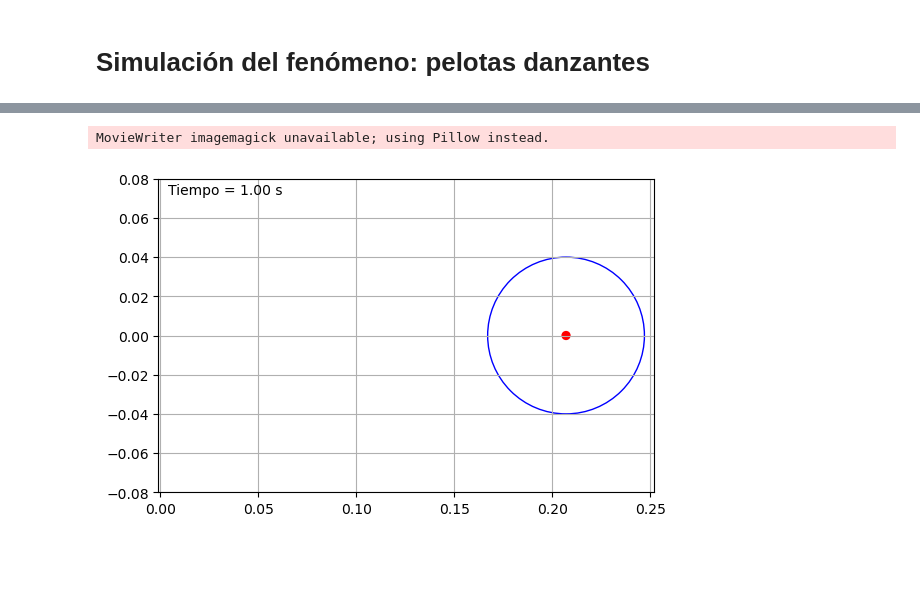
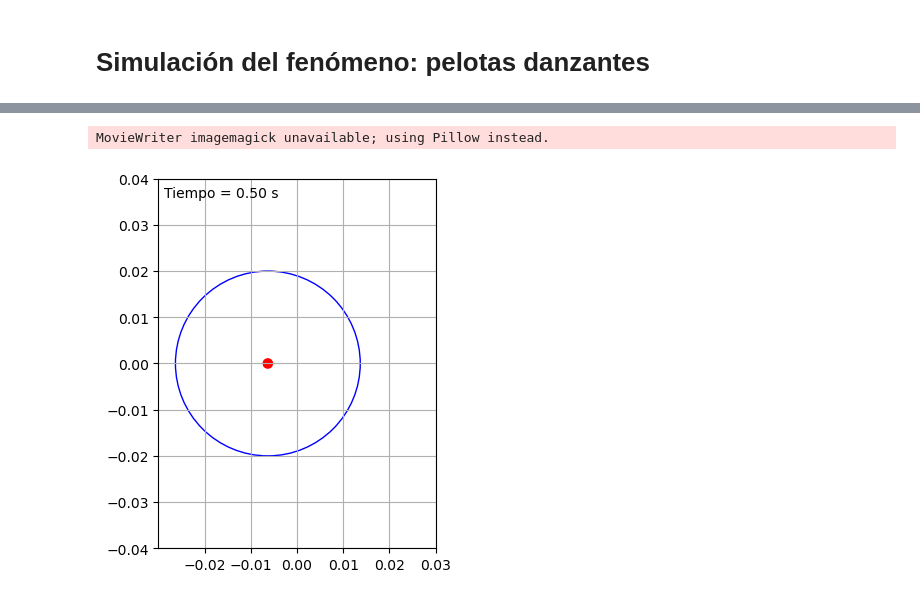
Before and after one commit to Vendetta0462/RetosCientificos-Reto10, a Jupyter notebook: code/simulacion_reto10.ipynb, the cells around one changed output, grey strips where cells are left out. Drawn from its saved outputs; the diff is of its cells as text; code cells hidden in the pictures; blank space fills up the shorter version.

```diff
--- a/code/simulacion_reto10.ipynb
+++ b/code/simulacion_reto10.ipynb
@@ -18,7 +19,7 @@ def F_chorro(v_c, a_c):
     return RHO*v_c**2*a_c
 
 
-def acc(x, R, M, F):
+def acc(x, R, M, F, alpha=0.0):
     """
     Funcion que calcula la aceleracion de la esfera
     x: posicion del objeto respecto al equilibrio [m]
@@ -26,22 +27,23 @@ def acc(x, R, M, F):
     M: masa del objeto [kg]
     F: fuerza que actua sobre el objeto [N]
     """
-    return 5/2*F*np.sin(x/R)/M
+    return -3/2*F*np.sin(x/R)/M + F*np.sin(x/R)*np.cos(x/R)/M - alpha*x
 # %%
 # Definimos constantes
-R = 4e-2 # Radio de la esfera [m]
+R = 2e-2 # Radio de la esfera [m]
 M = 3e-3 # Masa de la esfera [kg]
-v_c = 240e-2 # Velocidad del chorro de agua [m/s]
-R_grifo = 2.2e-2 # Radio del grifo [m]
+v_c = 24e-2 # Velocidad del chorro de agua [m/s]
+R_grifo = 2.2e-2/2 # Radio del grifo [m]
 a_c = np.pi*R_grifo**2 # Area de impacto del chorro de agua [m2]
 F_c = F_chorro(v_c, a_c) # Fuerza de impacto del chorro de agua [N]
+alpha = 0 # "Coeficiente de amortiguamiento"
 
 # Definimos parametros iniciales y de simulación
 dt = 2e-3 # Paso de tiempo [s]
 t0 = 0 # Tiempo inicial [s]
-x0 = R-1e-3 # Posicion inicial [m]
+x0 = R/2 # Posicion inicial [m]
 v0 = 0 # Velocidad inicial [m/s]
-a0 = acc(x0, R, M, F_c) # Aceleracion inicial [m/s2]
+a0 = acc(x0, R, M, F_c, alpha) # Aceleracion inicial [m/s2]
 t_max = 1 # Tiempo maximo de simulacion [s]
 
 # Definimos listas para guardar los datos
@@ -53,22 +55,22 @@ a = [a0]
 # Realizamos la simulacion
 while t[-1] < t_max:
     x.append(x[-1] + v[-1]*dt + 0.5*a[-1]*dt**2)
-    v.append(v[-1] + 0.5*(a[-1] + acc(x[-1], R, M, F_c))*dt)
+    v.append(v[-1] + 0.5*(a[-1] + acc(x[-1], R, M, F_c, alpha))*dt)
     # v.append(v[-1] + a[-1]*dt)
-    a.append(acc(x[-1], R, M, F_c))
+    a.append(acc(x[-1], R, M, F_c, alpha))
     t.append(t[-1] + dt)
 F = [a_i*M for a_i in a]
 
 # Graficamos los resultados
 fig, ax = plt.subplots(3, 1, figsize=(10, 10))
-ax[0].plot(t, x, label='Posicion')
+ax[0].plot(t, np.array(x)*1e2, label='Posicion')
 # ax[0].set_xlabel('Tiempo [s]')
-ax[0].set_ylabel('Posicion [m]')
+ax[0].set_ylabel('Posicion [cm]')
 # ax[0].legend()
 ax[0].grid()
-ax[1].plot(t, v, label='Velocidad')
+ax[1].plot(t, np.array(v)*1e2, label='Velocidad')
 # ax[1].set_xlabel('Tiempo [s]')
-ax[1].set_ylabel('Velocidad [m/s]')
+ax[1].set_ylabel('Velocidad [cm/s]')
 # ax[1].legend()
 ax[1].grid()
 ax[2].plot(t, F, label='Fuerza')
@@ -91,33 +126,33 @@ ax.set_ylim(-R*2, R*2)
 ax.set_aspect('equal')
 ax.grid()
 
 # Definimos el objeto a animar
 esfera = plt.Circle((0, 0), R, color='b', fill=False)
 punto = plt.Circle((0, 0), R/20, color='r', fill=True)
 ax.add_artist(esfera)
 ax.add_artist(punto)
 
 # Agregamos un texto con el tiempo de simulación
 time_text = ax.text(0.02, 0.95, '', transform=ax.transAxes)
 
 # Función de inicialización de la animación
 def init():
     esfera.center = (0, 0)
     punto.center = (0, 0)
     time_text.set_text('')
     return esfera, punto, time_text,
 
 # Función de animación
 def animate(i):
     esfera.center = (x[i],0)
     punto.center = (x[i],0)
     time_text.set_text('Tiempo = {:.2f} s'.format(t[i]))
     return esfera, punto, time_text,
 
 # Creamos la animación y la guardamos como gif
-ani = animation.FuncAnimation(fig, animate, frames=int(len(x)), init_func=init, blit=True)
-ani.save('esfera.gif', writer='imagemagick', fps=30)
+ani = animation.FuncAnimation(fig, animate, frames=int(len(x)/2), init_func=init, blit=True)
+ani.save('esfera.gif', writer='imagemagick', fps=15)
 plt.show()
 # %% [output]
 MovieWriter imagemagick unavailable; using Pillow instead.
-[figure, old version]
+[figure, new version]
```
Also changed, not shown: parts of 6 cells of this notebook, 2 other files.
